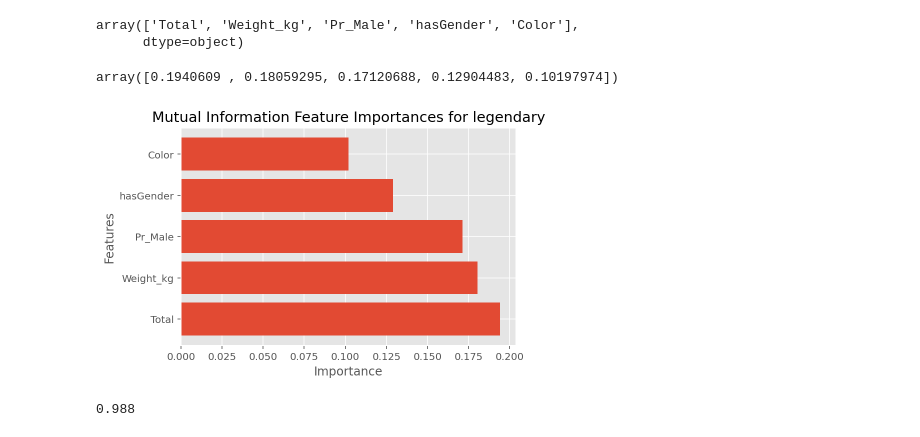
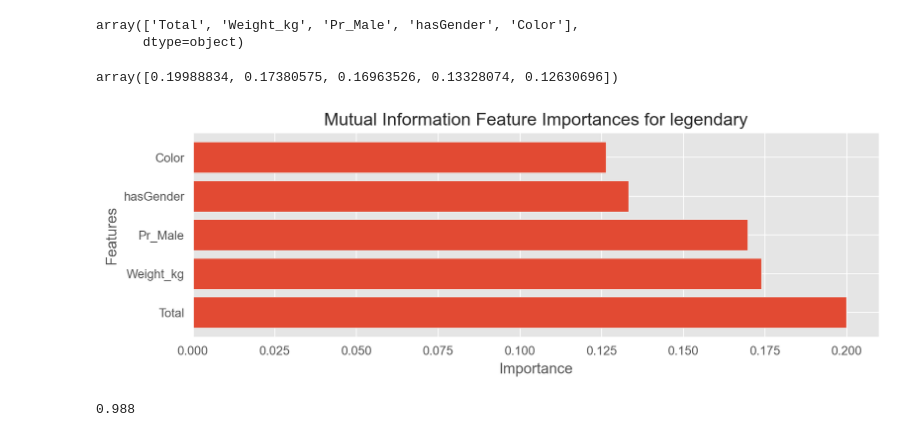
Before and after one commit to AAMAB/F21DL, a Jupyter notebook: Group17 DMML.ipynb, the cells around one changed output. Cells and saved outputs as stored; diff of their text form; code cells hidden in the pictures.

```diff
--- a/Group17 DMML.ipynb
+++ b/Group17 DMML.ipynb
@@ -266,6 +266,8 @@ pokemon[categorical_attributes].head()
 # %%
 # Number and name are unnecessary because they will not help us classify the target attributes
 pokemon = pokemon.drop(['Number','Name'], axis=1)
+pokemon_x = pokemon.drop(['isLegendary'], axis=1)
+pokemon_y = pokemon['isLegendary']
 pokemon.head()
 # %% [output]
 |  | Type_1 | Type_2 | Total | HP | Attack | Defense | Sp_Atk | Sp_Def | Speed | Generation | ... | ... |
@@ -557,10 +432,8 @@ Accuracy of the binary classifier = 0.986
 # %%
 # preparing data for mutual information
 from sklearn import preprocessing
-Data = pokemon.drop(columns = 'isLegendary').values
-target = pokemon['isLegendary']
-Data = preprocessing.MinMaxScaler().fit_transform(Data)
-target = preprocessing.LabelEncoder().fit_transform(target)
+Data = preprocessing.MinMaxScaler().fit_transform(pokemon_x)
+target = preprocessing.LabelEncoder().fit_transform(pokemon_y)
 # %%
 # The code below returns the indices of the 5 features that have the highest mutual information value
 from sklearn import feature_selection as fs
@@ -578,7 +451,7 @@ array(['Total', 'Weight_kg', 'Pr_Male', 'hasGender', 'Color'],
 feature_importances_mutual_info = fs_fit_mutual_info.scores_[fs_indices_mutual_info]
 feature_importances_mutual_info
 # %% [output]
-array([0.1940609 , 0.18059295, 0.17120688, 0.12904483, 0.10197974])
+array([0.19988834, 0.17380575, 0.16963526, 0.13328074, 0.12630696])
 # %%
 # Function to plot a graph to plot the feature selection and show correspondance to different feature selection methods
 import matplotlib.pyplot as plt
@@ -593,7 +466,8 @@ def plot_imp(best_features, scores, method_name):
     plt.ylabel("Features")
     plt.show()
 # %%
+plt.figure(figsize = (10, 3))
 plot_imp(best_features_mutual_info, feature_importances_mutual_info, 'Mutual Information')
 # %% [output]
-[figure, old version]
+[figure, new version]
 # %%
```
Also changed, not shown: parts of 28 cells of this notebook.
